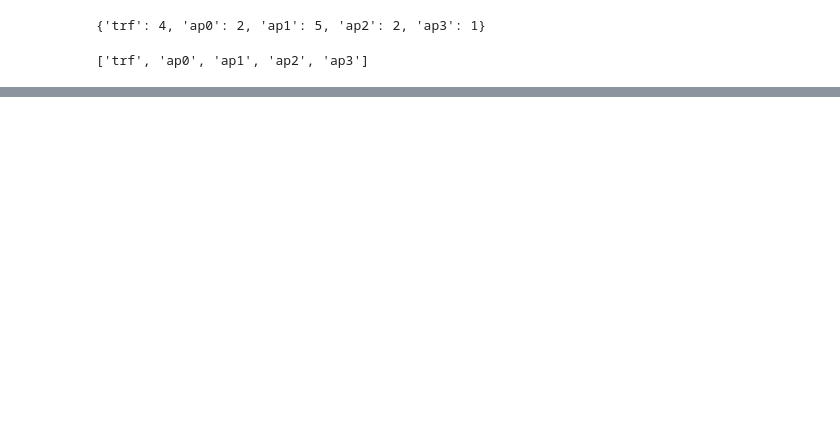
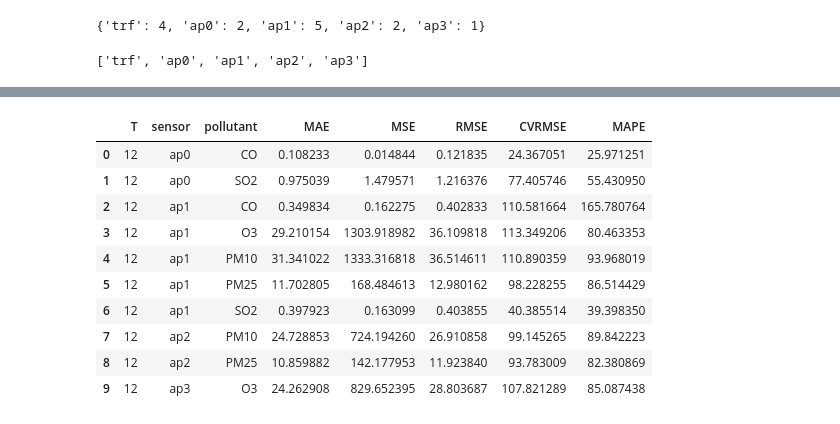
Before and after one commit to fterroso/airpollution_gnn_uca_upct, a Jupyter notebook: 05_analyze_results.ipynb, the cells around one changed output, grey strips where cells are left out. Cells and saved outputs as stored; diff of their text form; code cells hidden in the pictures; blank space fills up the shorter version.

```diff
--- a/05_analyze_results.ipynb
+++ b/05_analyze_results.ipynb
@@ -79,0 +155,14 @@ for k in target_nodes:
+# %%
+metrics_by_pollutants_df
+# %% [output]
+|  | T | sensor | pollutant | MAE | MSE | RMSE | CVRMSE | MAPE |
+| 0 | 12 | ap0 | CO | 0.108233 | 0.014844 | 0.121835 | 24.367051 | 25.971251 |
+| 1 | 12 | ap0 | SO2 | 0.975039 | 1.479571 | 1.216376 | 77.405746 | 55.430950 |
+| 2 | 12 | ap1 | CO | 0.349834 | 0.162275 | 0.402833 | 110.581664 | 165.780764 |
+| 3 | 12 | ap1 | O3 | 29.210154 | 1303.918982 | 36.109818 | 113.349206 | 80.463353 |
+| 4 | 12 | ap1 | PM10 | 31.341022 | 1333.316818 | 36.514611 | 110.890359 | 93.968019 |
+| 5 | 12 | ap1 | PM25 | 11.702805 | 168.484613 | 12.980162 | 98.228255 | 86.514429 |
+| 6 | 12 | ap1 | SO2 | 0.397923 | 0.163099 | 0.403855 | 40.385514 | 39.398350 |
+| 7 | 12 | ap2 | PM10 | 24.728853 | 724.194260 | 26.910858 | 99.145265 | 89.842223 |
+| 8 | 12 | ap2 | PM25 | 10.859882 | 142.177953 | 11.923840 | 93.783009 | 82.380869 |
+| 9 | 12 | ap3 | O3 | 24.262908 | 829.652395 | 28.803687 | 107.821289 | 85.087438 |
```
Also changed, not shown: parts of 10 cells of this notebook.
